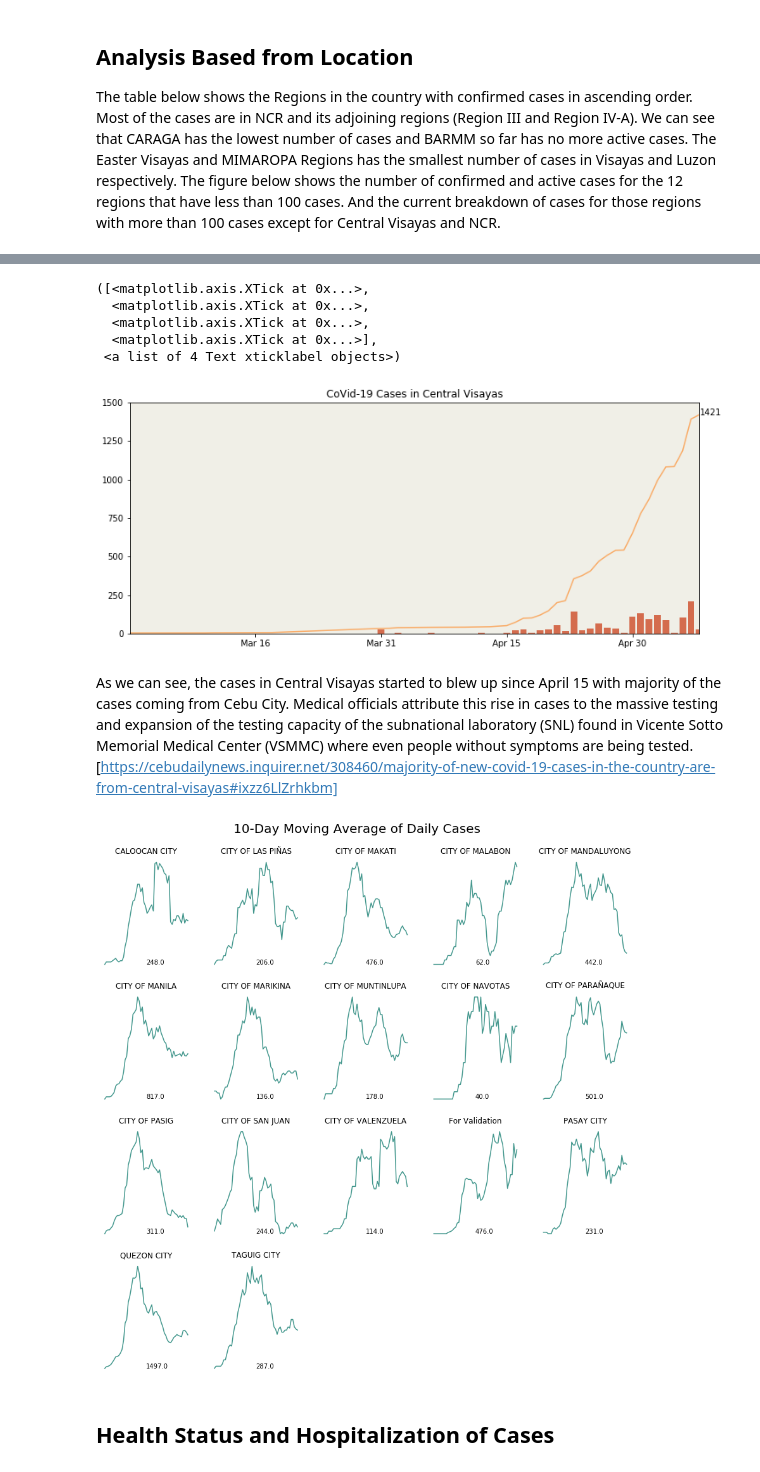
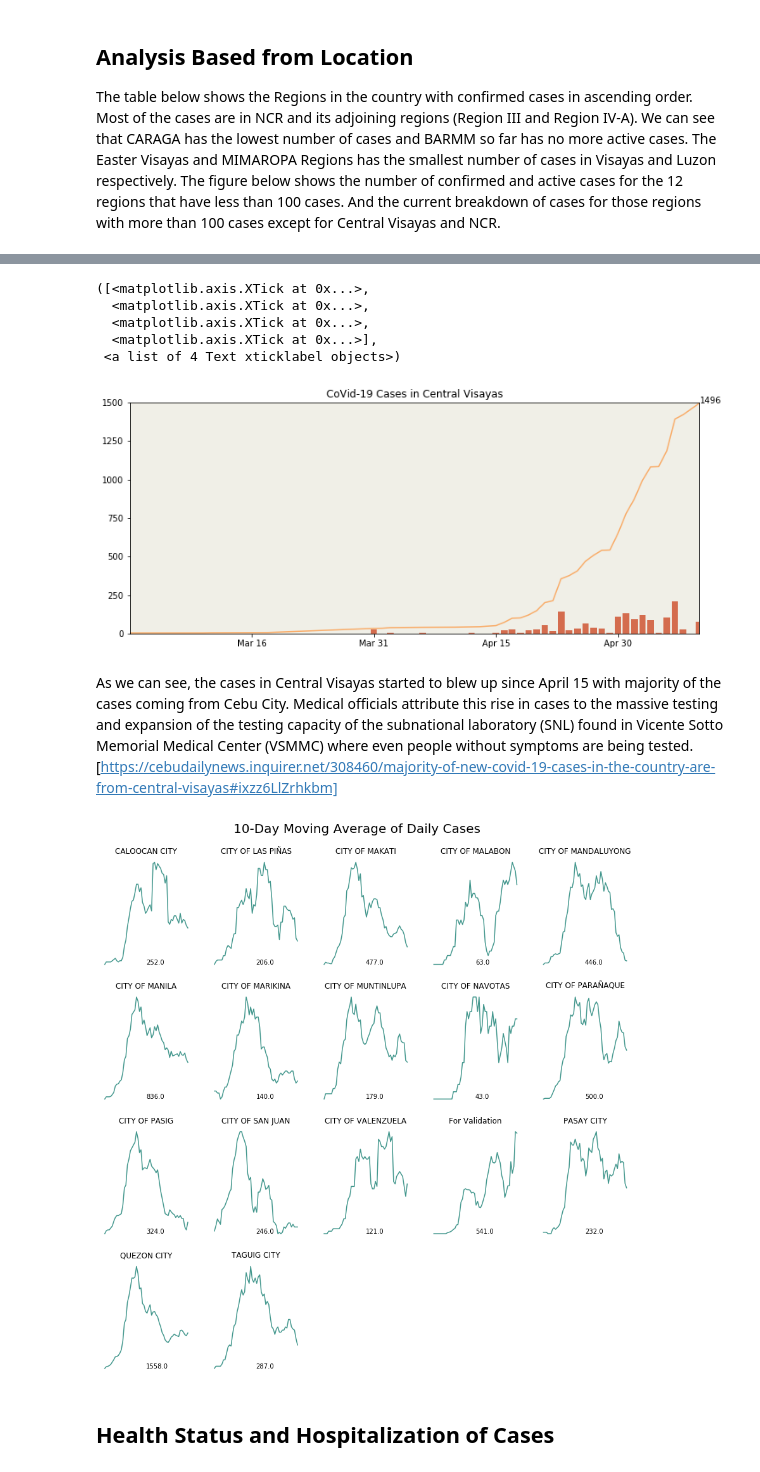
Before and after one commit to jpcajanding/Covid-19-Visualizations, a Jupyter notebook: philippines_charts.ipynb, the cells around one changed output, grey strips where cells are left out. Cells and saved outputs as stored; diff of their text form; code cells hidden in the pictures.

Commit message:
Added May 10 data.

```diff
--- a/philippines_charts.ipynb
+++ b/philippines_charts.ipynb
@@ -14,7 +14,7 @@ Data comes from the officially published data of the Department of Health in the
 # %% [markdown]
 Load the data from a csv file in the data folder (updated every 7 PM Philippine Time) and examine the contents
 # %%
-df = pd.read_csv('datafiles\doh\DOH COVID Data Drop_ 20200508 - 05 Case Information.csv',
+df = pd.read_csv('datafiles\doh\DOH COVID Data Drop_ 20200510 - 05 Case Information.csv',
                  parse_dates=['DateRepConf', 'DateRecover', 'DateDied', 'DateRepRem'])
 
 df.head(5)
@@ -437,35 +437,35 @@ plt.xticks(pd.date_range(pd.Timestamp('2020-03-01'), cebu_case.index[-1] + pd.Da
   <matplotlib.axis.XTick at 0x...>,
   <matplotlib.axis.XTick at 0x...>],
  <a list of 4 Text xticklabel objects>)
-[figure, old version]
+[figure, new version]
 # %% [markdown]
 As we can see, the cases in Central Visayas started to blew up since April 15 with majority of the cases coming from Cebu City. Medical officials attribute this rise in cases to the massive testing and expansion of the testing capacity of the subnational laboratory (SNL) found in Vicente Sotto Memorial Medical Center (VSMMC) where even people without symptoms are being tested. [https://cebudailynews.inquirer.net/308460/majority-of-new-covid-19-cases-in-the-country-are-from-central-visayas#ixzz6LlZrhkbm]
 # %%
 def min_max_norm(df):
     return (df-df.min())/(df.max()-df.min())
 # %%
-ncr_case = column_to_timewise(df[df['ProvRes'] ==  'NCR'], 'CityMunRes', 'DateRepConf')
+ncr_case = column_to_timewise(df[df['ProvRes'] ==  'METRO MANILA'], 'CityMunRes', 'DateRepConf')
 
 fig6, ax = plt.subplots(4,5,figsize=(15,15)) # subplot_kw={'aspect': 'equal'}, figsize=(2,2))
 fig6.suptitle('10-Day Moving Average of Daily Cases', fontsize=20, y=0.93)
 
 ncr_norm = min_max_norm(ncr_case.rolling(window=10).mean())
 cities = np.pad(np.array(ncr_norm.columns), (0, 20 - len(ncr_norm.columns)), 'constant')
 cities = cities.reshape(4,5)
 
 for i, city in enumerate(cities):
     for j, town in enumerate(city):
         if town == 0:
             ax[i,j].set_axis_off()
         else:
             ax[i,j].plot(ncr_norm.index.date, ncr_norm[town], color='#43978d')
             ax[i,j].set_aspect('auto', 'box')
             ax[i,j].set_axis_off()
             ax[i,j].set_title(town)
             ax[i,j].set_facecolor('#F0EFE7')
             ax[i,j].text(0.5, 0.05, ncr_case[town].cumsum()[-1], transform=ax[i,j].transAxes)
 # %% [output]
-[figure, old version]
+[figure, new version]
 # %% [markdown]
 ## Health Status and Hospitalization of Cases
 # %%
```
Also changed, not shown: parts of 12 cells of this notebook, 3 other files.
